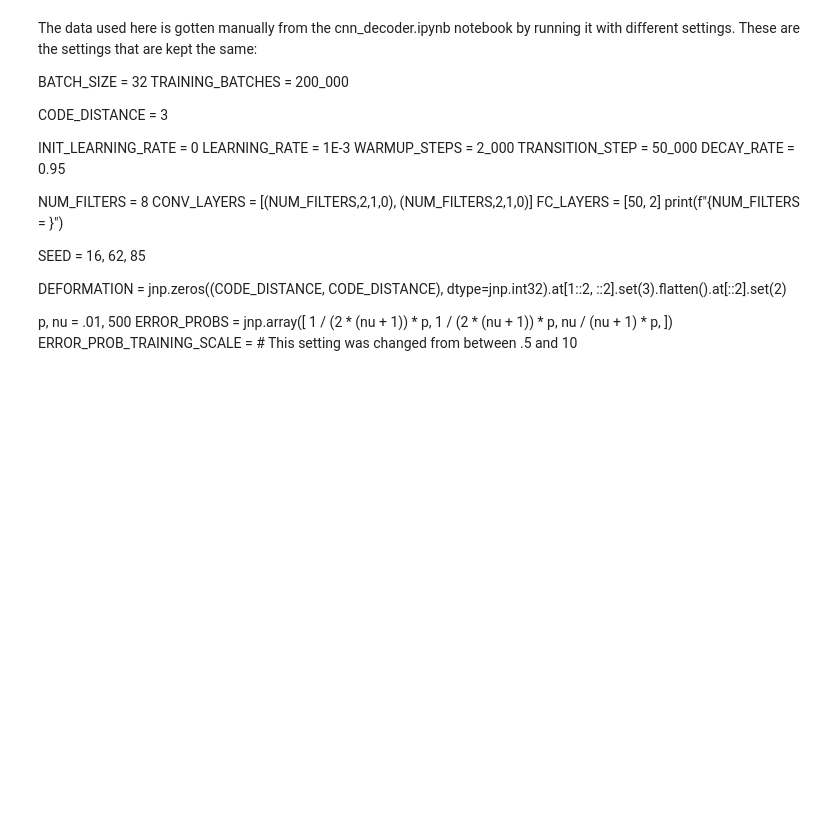
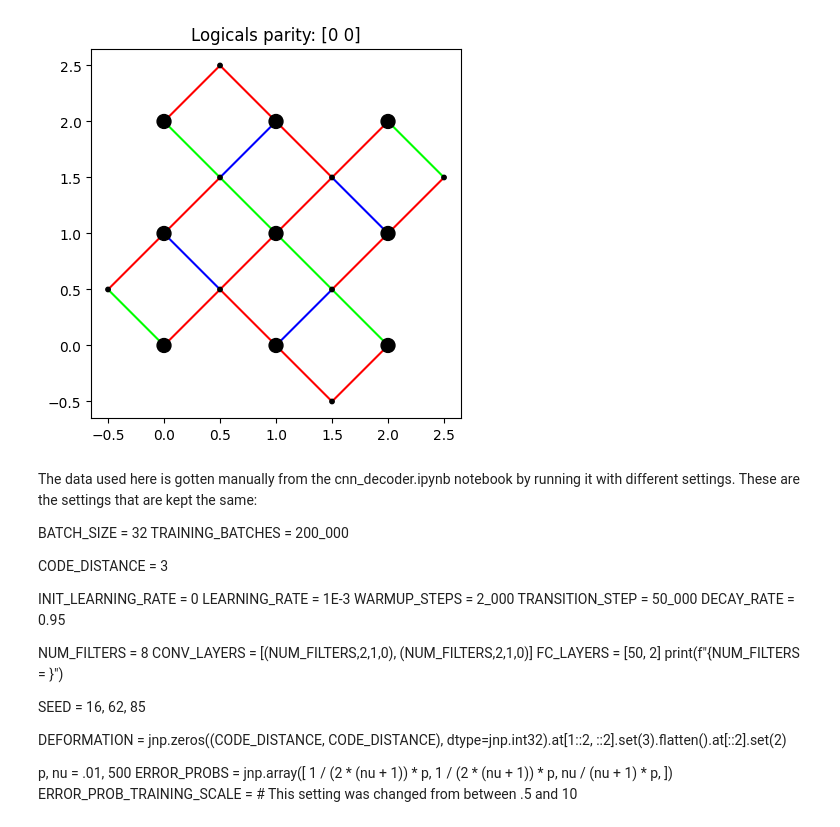
Before and after one commit to JuliusRye/QEC, a Jupyter notebook: Modules/fig_impact_of_noise_scaling.ipynb, the cells around one changed output. Cells and saved outputs as stored; diff of their text form; code cells hidden in the pictures; blank space fills up the shorter version.

```diff
--- a/Modules/fig_impact_of_noise_scaling.ipynb
+++ b/Modules/fig_impact_of_noise_scaling.ipynb
@@ -4,3 +19,9 @@ import jax.numpy as jnp
+# %%
+code = SurfaceCode(3)
+parity_info = code.deformation_parity_info(jnp.array([2, 0, 2, 3, 2, 3, 2, 0, 2]))
+code.show(parity_info)
+# %% [output]
+[figure, added]
 # %% [markdown]
 The data used here is gotten manually from the cnn_decoder.ipynb notebook by running it with different settings. These are the settings that are kept the same:
 
```
Also changed, not shown: parts of 5 cells of this notebook, 27 other files.
